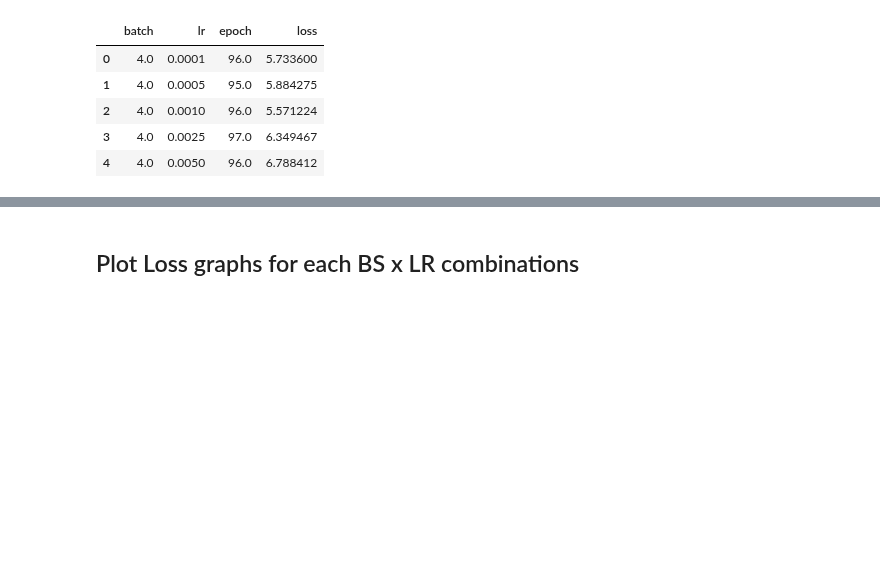
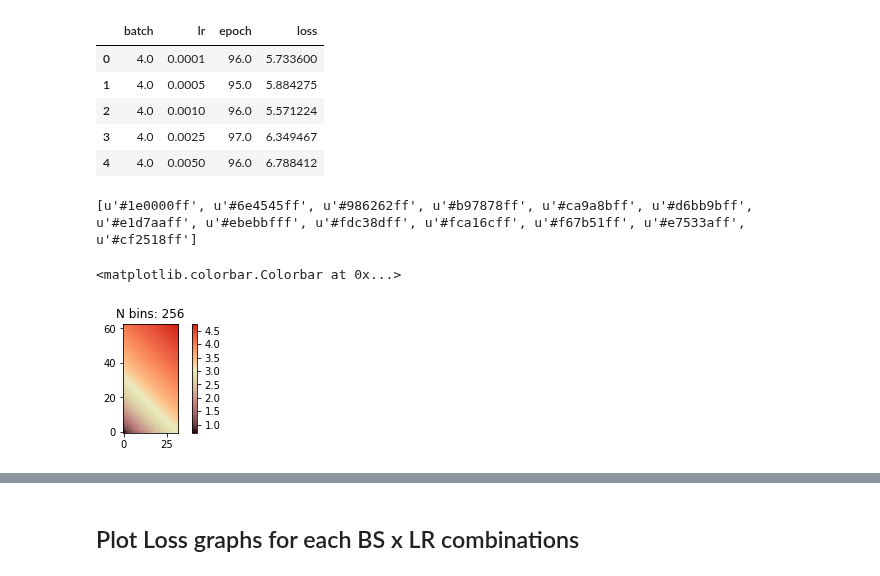
Before and after one commit to pyotr777/mlbenchmarks, a Jupyter notebook: image-caption/DL_imagecap_fixtime_1800s.ipynb, the cells around one changed output, grey strips where cells are left out. Cells and saved outputs as stored; diff of their text form; code cells hidden in the pictures; blank space fills up the shorter version.

```diff
--- a/image-caption/DL_imagecap_fixtime_1800s.ipynb
+++ b/image-caption/DL_imagecap_fixtime_1800s.ipynb
@@ -299,3 +299,35 @@ df_mean.head()
 # %%
 loss_df = df_mean[['batch','lr','loss']]
 epoch_df = df_mean[['batch','lr','epoch']]
+# %%
+def getColorList(cmap,n):
+    cmap = cm.get_cmap(cmap, n)
+    colors = []
+    for i in range(cmap.N):
+        c = matplotlib.colors.to_hex(cmap(i),keep_alpha=True)
+        colors.append(c)
+    return colors
+# %%
+# Combine colormaps
+colors1 = getColorList("pink",10)
+colors2 = getColorList("OrRd",10)
+colors =  colors1[:8] + colors2[3:8]
+print colors
+cmap = matplotlib.colors.LinearSegmentedColormap.from_list("combined", colors, N=256)
+# Fewer bins will result in "coarser" colomap interpolation
+x = np.arange(0, np.pi, 0.1)
+y = np.arange(0, 2*np.pi, 0.1)
+X, Y = np.meshgrid(x, y)
+Z = np.log((X+Y+1)*(X+Y+2))
+
+matplotlib.rcParams['font.family'] = 'sans-serif'
+matplotlib.rcParams['font.sans-serif'] = [u'Avenir Next Condensed']
+plt.rcParams['figure.figsize'] = 5,2
+fig, ax = plt.subplots()
+im = ax.imshow(Z, interpolation='nearest', origin='lower', cmap=cmap)
+ax.set_title("N bins: %s" % n_bin)
+fig.colorbar(im, ax=ax)
+# %% [output]
+[u'#1e0000ff', u'#6e4545ff', u'#986262ff', u'#b97878ff', u'#ca9a8bff', u'#d6bb9bff', u'#e1d7aaff', u'#ebebbfff', u'#fdc38dff', u'#fca16cff', u'#f67b51ff', u'#e7533aff', u'#cf2518ff']
+<matplotlib.colorbar.Colorbar at 0x...>
+[figure, added]
```
Also changed, not shown: parts of 5 cells of this notebook, 1 other file.
